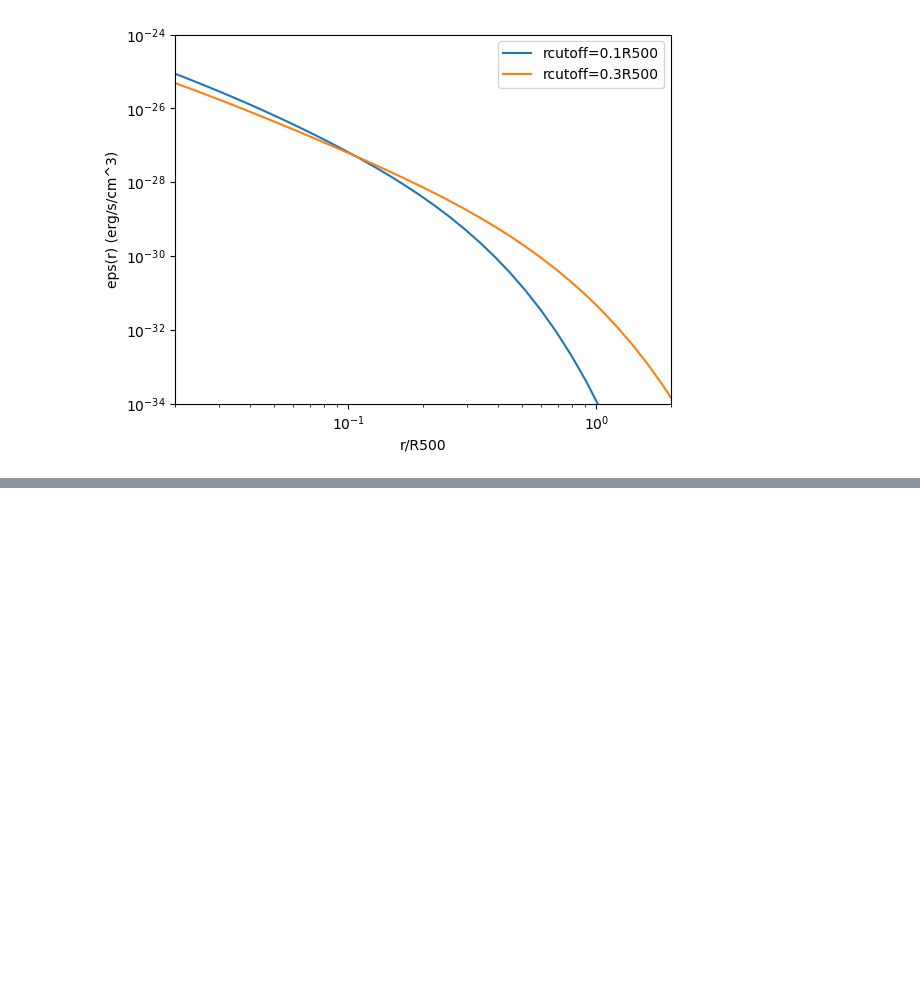
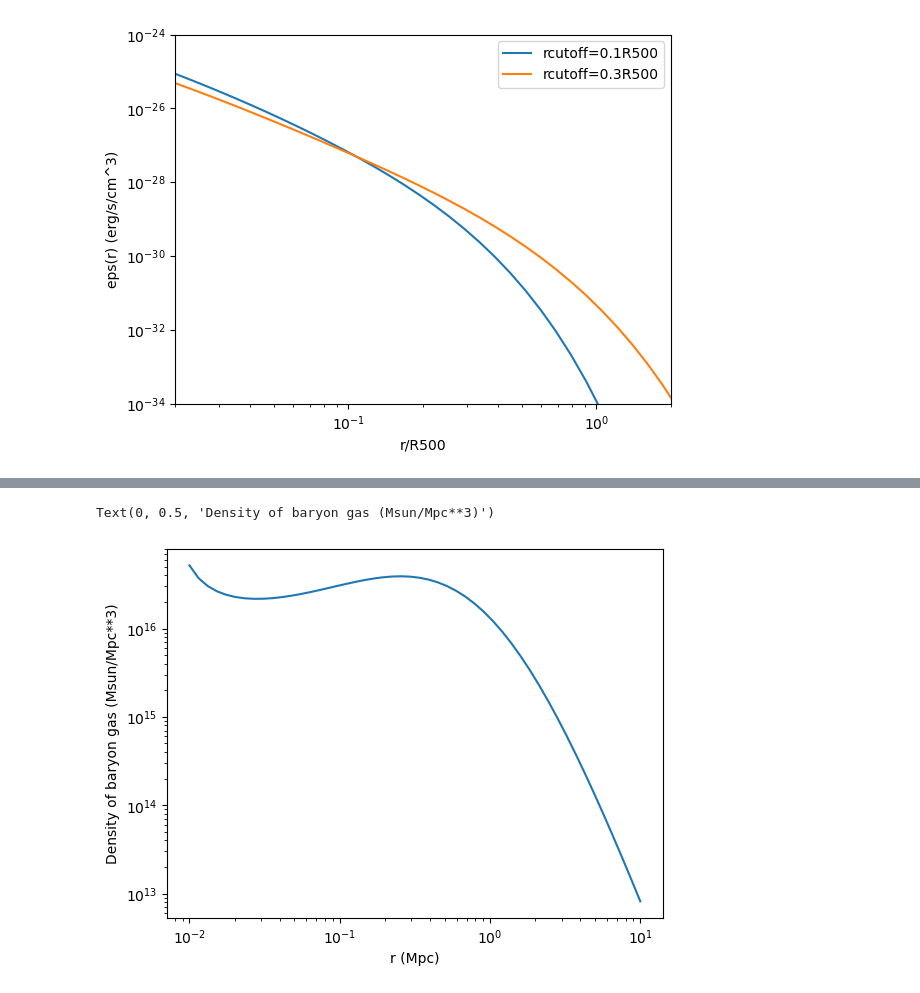
Before and after one commit to eleanorstuart/thermo-idm, a Jupyter notebook: Iqbal_AGN_heating.ipynb, the cells around one changed output, grey strips where cells are left out. Cells and saved outputs as stored; diff of their text form; code cells hidden in the pictures; blank space fills up the shorter version.

```diff
--- a/Iqbal_AGN_heating.ipynb
+++ b/Iqbal_AGN_heating.ipynb
@@ -141,0 +142,5 @@ $[1.0193399 \times 10^{42}] \; \mathrm{\frac{erg}{s}}$
+# %%
+def rho_g(r, R500, M500, z): # density profile of the baryons in the ICM
+    #print([dP_dr(r0, R500, M500, z) for r0 in r])
+    dPdr=[dP_dr(r0, R500, M500, z) for r0 in r]
+    return (-1*(r**2/(const.G*M_enc(r, R500, M500)))*(dPdr)*const.c**2*u.erg/(u.cm**3 * u.Mpc)).to(u.Msun/u.Mpc**3, equivalencies=u.mass_energy())
@@ -141,0 +197,8 @@ $[1.0193399 \times 10^{42}] \; \mathrm{\frac{erg}{s}}$
+# %%
+
+plt.loglog(rs, rho_g(rs, R500, M500, z))
+plt.xlabel('r (Mpc)')
+plt.ylabel('Density of baryon gas (Msun/Mpc**3)')
+# %% [output]
+Text(0, 0.5, 'Density of baryon gas (Msun/Mpc**3)')
+[figure, added]
```
Also changed, not shown: parts of 16 cells of this notebook, 4 other files.
